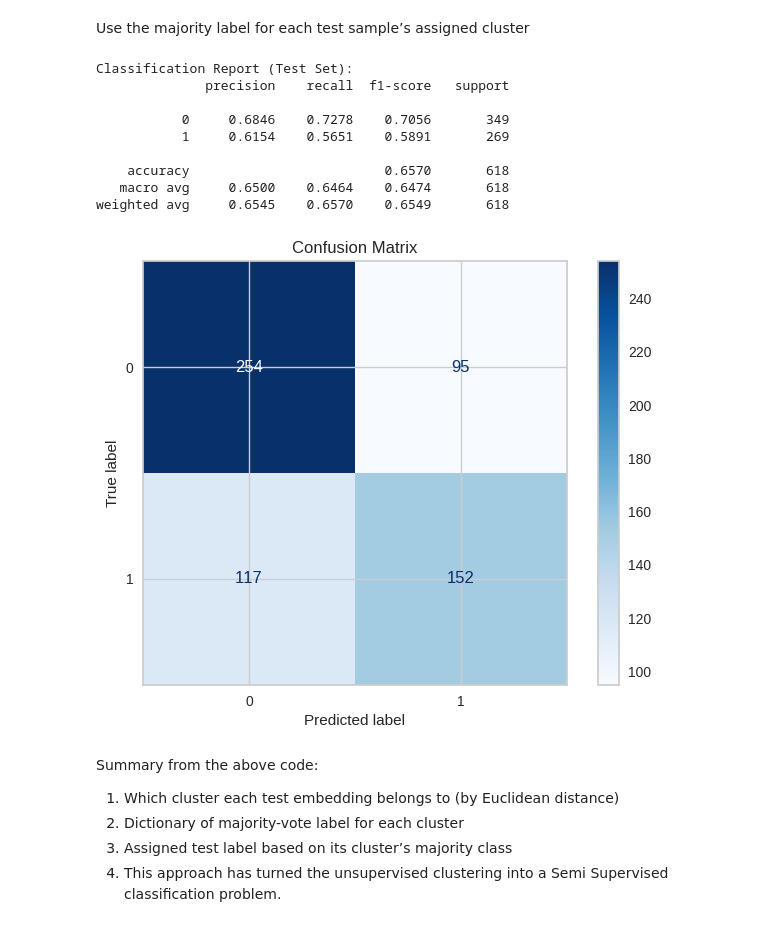
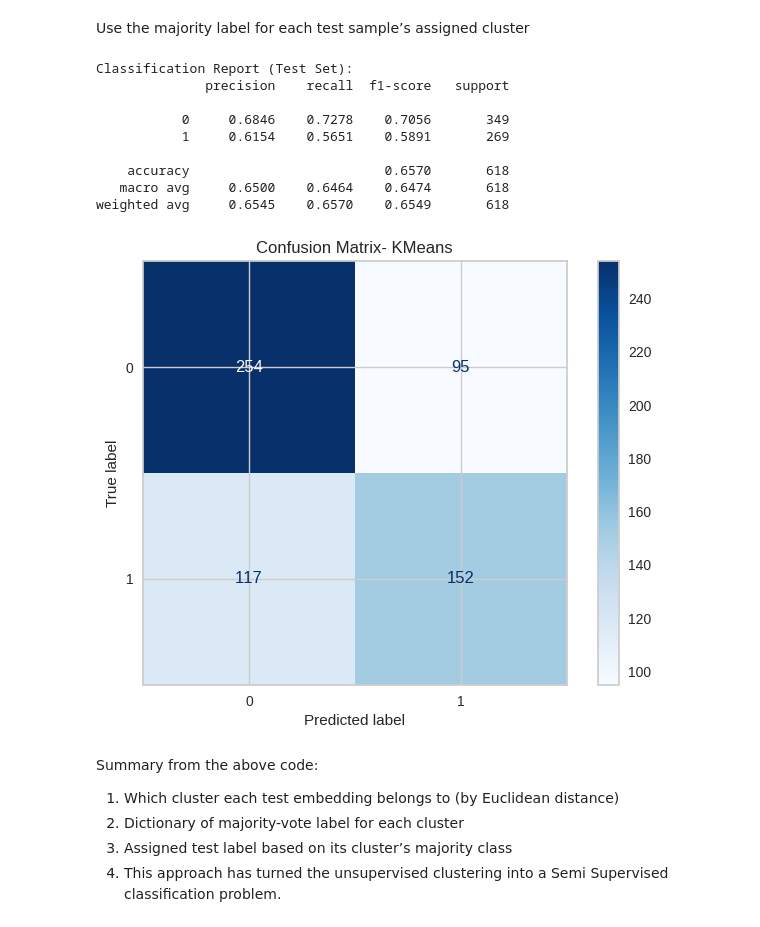
Before and after one commit to pri188/genai_image_detection_classifier, a Jupyter notebook: V1_CP3_Final_Unsupervised_Modeling.ipynb, the cells around one changed output. Cells and saved outputs as stored; diff of their text form; code cells hidden in the pictures.

```diff
--- a/V1_CP3_Final_Unsupervised_Modeling.ipynb
+++ b/V1_CP3_Final_Unsupervised_Modeling.ipynb
@@ -352,27 +354,27 @@ df_test['predicted_label'] = df_test['assigned_cluster'].map(cluster_to_label)
 # %%
 from sklearn.metrics import classification_report, confusion_matrix, ConfusionMatrixDisplay
 
 #Compare with ground truth
 print("Classification Report (Test Set):")
 print(classification_report(df_test['label'], df_test['predicted_label'], digits=4))
 
 # Confusion Matrix
 cm = confusion_matrix(df_test['label'], df_test['predicted_label'])
 disp = ConfusionMatrixDisplay(cm)
 disp.plot(cmap="Blues")
-plt.title("Confusion Matrix")
+plt.title("Confusion Matrix- KMeans")
 plt.show()
 # %% [output]
 Classification Report (Test Set):
               precision    recall  f1-score   support
 
            0     0.6846    0.7278    0.7056       349
            1     0.6154    0.5651    0.5891       269
 
     accuracy                         0.6570       618
    macro avg     0.6500    0.6464    0.6474       618
 weighted avg     0.6545    0.6570    0.6549       618
-[figure, old version]
+[figure, new version]
 # %% [markdown]
 Summary from the above code:
 1. Which cluster each test embedding belongs to (by Euclidean distance)
```
Also changed, not shown: parts of 4 cells of this notebook.
